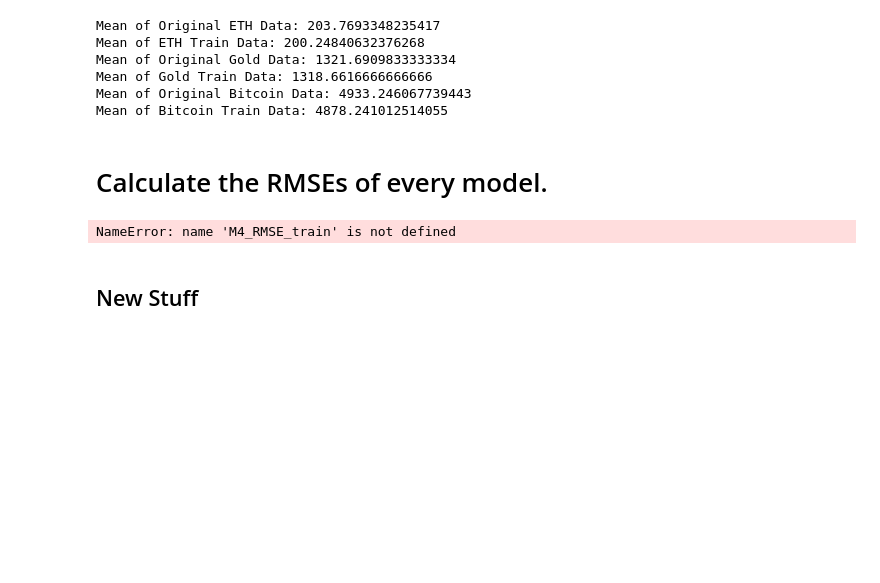
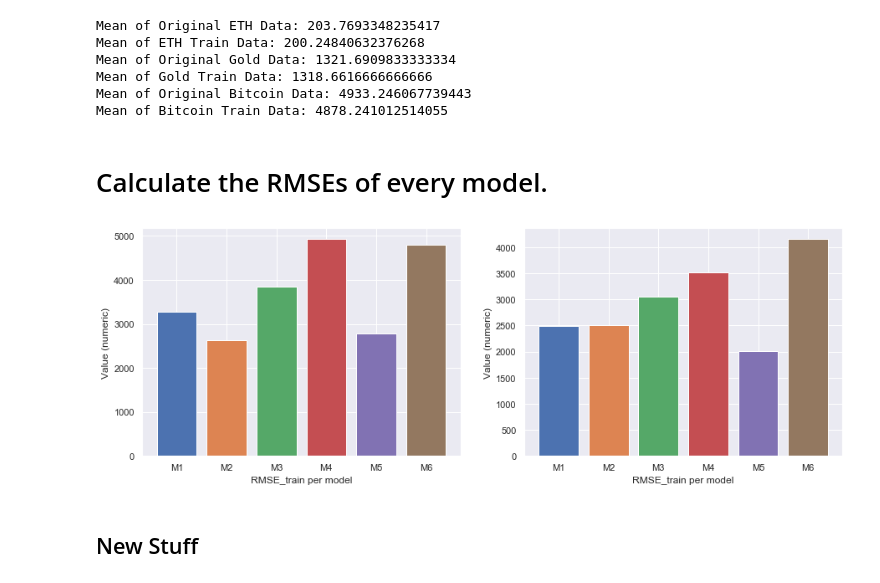
Before and after one commit to TaylerShaw/BitcoinPricePredictor, a Jupyter notebook: BitcoinPricePredictorUpdate-3-15 (1).ipynb, the cells around one changed output. Saved outputs shown, nothing was run; the diff lists cells and outputs as text; code cells hidden in the pictures; blank space fills up the shorter version.

Commit message:
finished RMSe - need clean up

```diff
--- a/BitcoinPricePredictorUpdate-3-15 (1).ipynb
+++ b/BitcoinPricePredictorUpdate-3-15 (1).ipynb
@@ -567,13 +577,17 @@ ax5.plot(tsla_train, coin_Bitcoin_Update_train, 'o')
 ax6.plot(tsla_test, coin_Bitcoin_Update_test, 'o')
 
 # Plot the regression line
-m4, b4= np.polyfit(tsla_train, coin_Bitcoin_Update_train, 1)
-m5, b5= np.polyfit(tsla_test, coin_Bitcoin_Update_test, 1)
+m5, b5= np.polyfit(tsla_train, coin_Bitcoin_Update_train, 1)
+m6, b6= np.polyfit(tsla_test, coin_Bitcoin_Update_test, 1)
 
 
 # Plot the regression line
-ax5.plot(tsla_train, m4*(tsla_train) + b4, color= 'red')
-ax6.plot(tsla_test, m5*(tsla_test) + b5, color= 'red')
+ax5.plot(tsla_train, m5*(tsla_train) + b5, color= 'red')
+ax6.plot(tsla_test, m6*(tsla_test) + b6, color= 'red')
+
+#Calculate RMSEs.
+M3_rmse_train = np.sqrt(mean_squared_error(coin_Bitcoin_Update_train, m5*(tsla_train) + b5))
+M3_rmse_test = np.sqrt(mean_squared_error(coin_Bitcoin_Update_test,  m6*(tsla_test) + b6))
 
 # Labeling the graph
 ax5.set_xlabel('Ethereum')
@@ -628,6 +642,10 @@ w4 = np.linalg.lstsq(A4, Y, rcond = None)[0]
 ## We get M4 = -1.668 + 1.419*GOLD + 1.072*TSLA
 M4_predicted_Y_train = -1.668 + 1.419*gold_train + 1.072*tsla_train
 M4_predicted_Y_test = -1.668 + 1.419*gold_test + 1.072*tsla_test
+
+#Calculate RMSEs.
+M4_rmse_train = np.sqrt(mean_squared_error(coin_Bitcoin_Update_train, M4_predicted_Y_train))
+M4_rmse_test = np.sqrt(mean_squared_error(coin_Bitcoin_Update_test, M4_predicted_Y_test))
 # %% [markdown]
 ### Comparing Original and Training Set
 # %%
@@ -676,6 +694,10 @@ w5 = np.linalg.lstsq(A5, Y, rcond = None)[0]
 ## We get M5 = 1728.082 + 12.035*ETH + 2.953*TSLA
 M5_predicted_Y_train = 1728.082 + 12.035*eth_train + 2.953*tsla_train
 M5_predicted_Y_test = 1728.082 + 12.035*eth_test + 2.953*tsla_test
+
+#Calculate RMSEs.
+M5_rmse_train = np.sqrt(mean_squared_error(coin_Bitcoin_Update_train, M5_predicted_Y_train))
+M5_rmse_test = np.sqrt(mean_squared_error(coin_Bitcoin_Update_test, M5_predicted_Y_test))
 # %% [markdown]
 ### Comparing Original and Training Set
 # %%
@@ -723,9 +745,12 @@ w6 = np.linalg.lstsq(A6, Y, rcond = None)[0]
 w6
 
 ## We get M6 = -1.493 + 1.334*GOLD + 1.104*ETH
-
 M6_predicted_Y_train = -1.493 + 1.334*gold_train + 1.104*eth_train
 M6_predicted_Y_test =  -1.493 + 1.334*gold_test + 1.104*eth_test
+
+#Calculate RMSEs.
+M6_rmse_train = np.sqrt(mean_squared_error(coin_Bitcoin_Update_train, M6_predicted_Y_train))
+M6_rmse_test = np.sqrt(mean_squared_error(coin_Bitcoin_Update_test, M6_predicted_Y_test))
 # %% [markdown]
 ### Comparing Original and Training Set
 # %%
@@ -754,16 +779,25 @@ Mean of Original Bitcoin Data: 4933.246067739443
 Mean of Bitcoin Train Data: 4878.241012514055
 # %% [markdown]
 # Calculate the RMSEs of every model.
-# %%
-#Plot the models' SSEs.
-plt.bar([ 'M4 train', 'M4 test'],
-        [M4_RMSE_train,M4_RMSE_test],
-        color = ('b', 'g'))
-plt.xlabel('RMSE of each model')
-plt.ylabel('Value (numeric)')
-plt.title('RMSE of the training and test dataset in model 3 and 4')
-# %% [output]
-NameError: name 'M4_RMSE_train' is not defined
+# %%
+RMSE_train = [M1_rmse_train, M2_rmse_train, M3_rmse_train, M4_rmse_train, M5_rmse_train, M6_rmse_train]
+RMSE_test = [M1_rmse_test, M2_rmse_test, M3_rmse_test, M4_rmse_test, M5_rmse_test, M6_rmse_test]
+
+fig, (ax1, ax2)= plt.subplots(1, 2, figsize= (15,5))
+
+for i in range(0,6):
+    s = 'M' + str(i+1)
+    ax1.bar(s, RMSE_train[i])
+    ax1.set_xlabel('RMSE_train per model')
+    ax1.set_ylabel('Value (numeric)')
+
+for i in range(0,6):
+    s = 'M' + str(i+1)
+    ax2.bar(s, RMSE_test[i])
+    ax2.set_xlabel('RMSE_train per model')
+    ax2.set_ylabel('Value (numeric)')
+# %% [output]
+[figure, added]
 # %% [markdown]
 ## New Stuff
 # %% [markdown]
```
Also changed, not shown: parts of 8 cells of this notebook, 3 other files.
